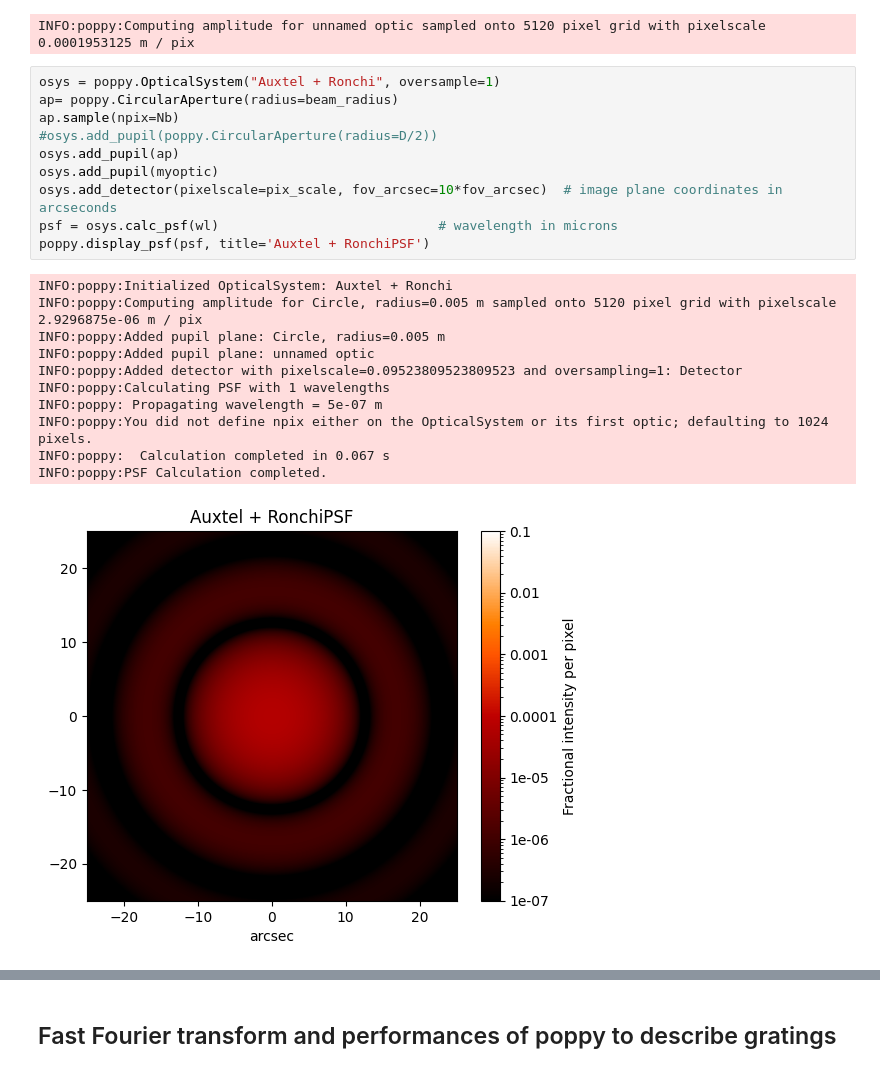
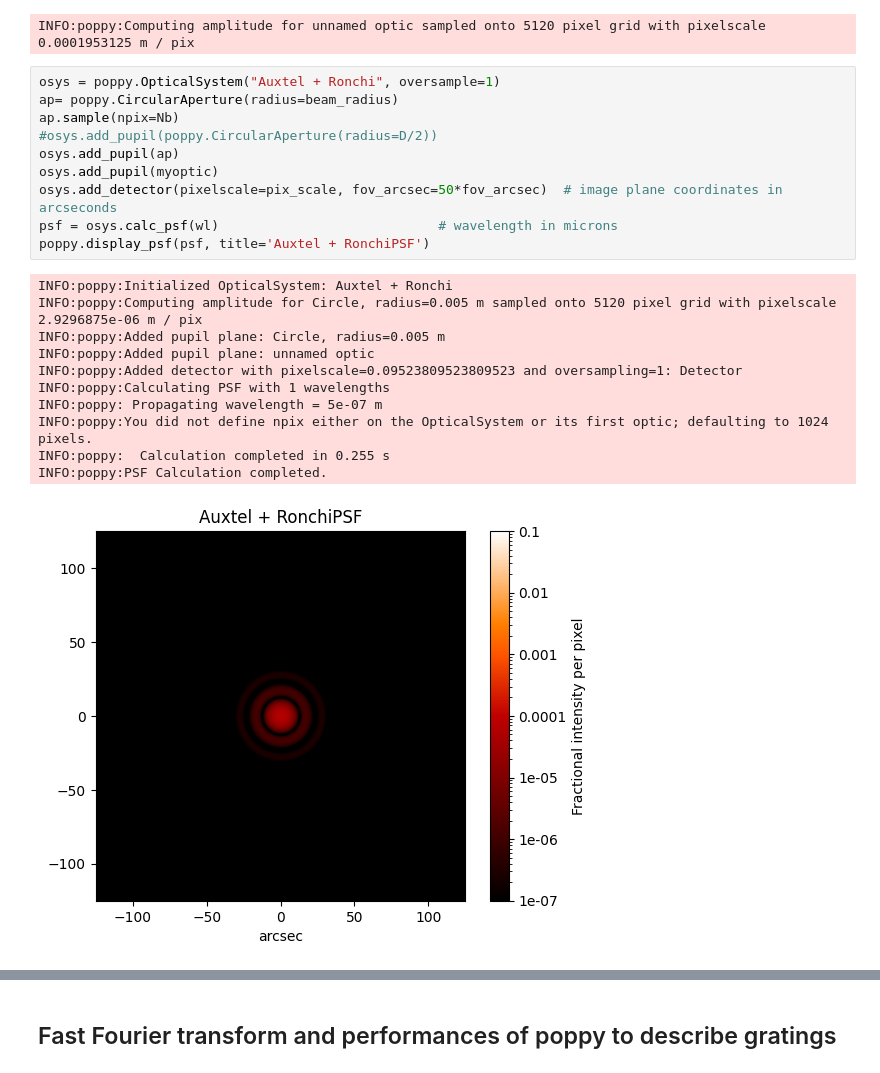
Before and after one commit to sylvielsstfr/AuxtelPSFpoppy, a Jupyter notebook: docs/notebooks/introdiffraction/01_SlidePoppyDiffraction.ipynb, the cells around one changed output, grey strips where cells are left out. Drawn from its saved outputs; the diff is of its cells as text.

```diff
--- a/docs/notebooks/introdiffraction/01_SlidePoppyDiffraction.ipynb
+++ b/docs/notebooks/introdiffraction/01_SlidePoppyDiffraction.ipynb
@@ -302,25 +311,25 @@ INFO:poppy:Computing amplitude for unnamed optic sampled onto 5120 pixel grid wi
 # %%
 osys = poppy.OpticalSystem("Auxtel + Ronchi", oversample=1)
 ap= poppy.CircularAperture(radius=beam_radius)
 ap.sample(npix=Nb)
 #osys.add_pupil(poppy.CircularAperture(radius=D/2))
 osys.add_pupil(ap)
 osys.add_pupil(myoptic)
-osys.add_detector(pixelscale=pix_scale, fov_arcsec=10*fov_arcsec)  # image plane coordinates in arcseconds
+osys.add_detector(pixelscale=pix_scale, fov_arcsec=50*fov_arcsec)  # image plane coordinates in arcseconds
 psf = osys.calc_psf(wl)                            # wavelength in microns
 poppy.display_psf(psf, title='Auxtel + RonchiPSF')
 # %% [output]
 INFO:poppy:Initialized OpticalSystem: Auxtel + Ronchi
 INFO:poppy:Computing amplitude for Circle, radius=0.005 m sampled onto 5120 pixel grid with pixelscale 2.9296875e-06 m / pix
 INFO:poppy:Added pupil plane: Circle, radius=0.005 m
 INFO:poppy:Added pupil plane: unnamed optic
 INFO:poppy:Added detector with pixelscale=0.09523809523809523 and oversampling=1: Detector
 INFO:poppy:Calculating PSF with 1 wavelengths
 INFO:poppy: Propagating wavelength = 5e-07 m
 INFO:poppy:You did not define npix either on the OpticalSystem or its first optic; defaulting to 1024 pixels.
-INFO:poppy:  Calculation completed in 0.067 s
+INFO:poppy:  Calculation completed in 0.255 s
 INFO:poppy:PSF Calculation completed.
-[figure, old version]
+[figure, new version]
 # %%
 plt.figure(figsize=(10,8))
 poppy.display_profiles(psf)
```
Also changed, not shown: parts of 5 cells of this notebook, 3 other files.
